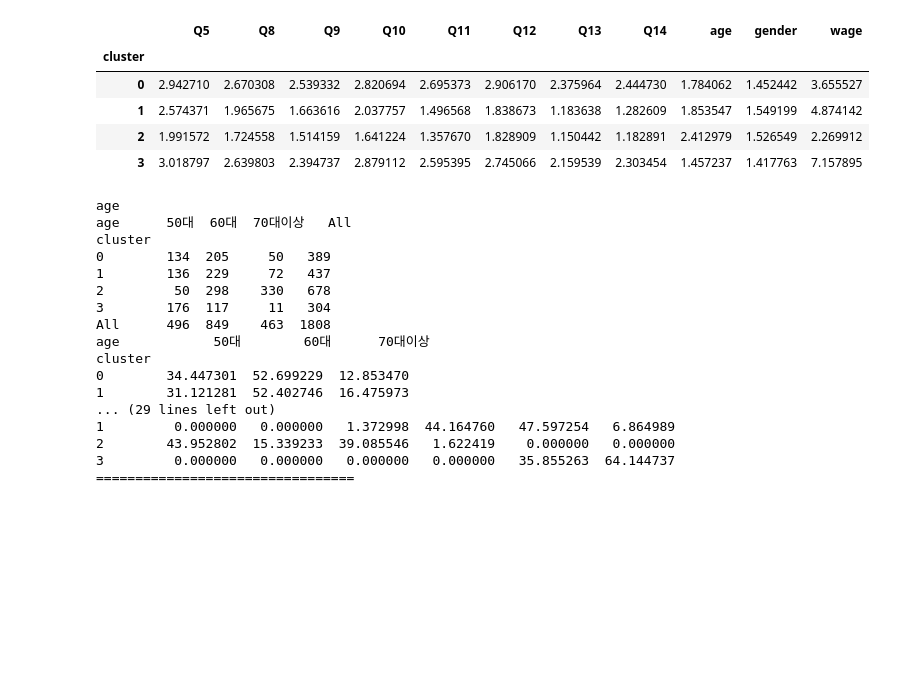
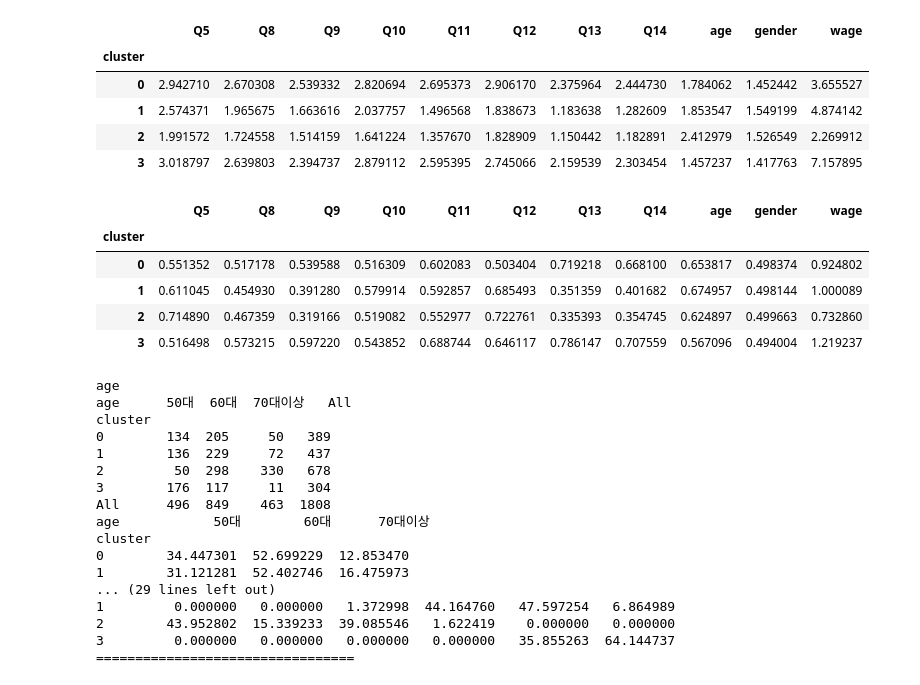
Before and after one commit to sense64/data_viz, a Jupyter notebook: senior_digital_competency.ipynb, the cells around one changed output. Drawn from its saved outputs; the diff is of its cells as text; code cells hidden in the pictures; blank space fills up the shorter version.

```diff
--- a/senior_digital_competency.ipynb
+++ b/senior_digital_competency.ipynb
@@ -356,6 +354,15 @@ data_result1.groupby('cluster').mean()
 | 1 | 2.574371 | 1.965675 | 1.663616 | 2.037757 | 1.496568 | 1.838673 | 1.183638 | 1.282609 | 1.853547 | 1.549199 | 4.874142 |
 | 2 | 1.991572 | 1.724558 | 1.514159 | 1.641224 | 1.357670 | 1.828909 | 1.150442 | 1.182891 | 2.412979 | 1.526549 | 2.269912 |
 | 3 | 3.018797 | 2.639803 | 2.394737 | 2.879112 | 2.595395 | 2.745066 | 2.159539 | 2.303454 | 1.457237 | 1.417763 | 7.157895 |
+# %%
+data_result1.groupby('cluster').std()
+# %% [output]
+|  | Q5 | Q8 | Q9 | Q10 | Q11 | Q12 | Q13 | Q14 | age | gender | wage |
+| cluster |  |  |  |  |  |  |  |  |  |  |  |
+| 0 | 0.551352 | 0.517178 | 0.539588 | 0.516309 | 0.602083 | 0.503404 | 0.719218 | 0.668100 | 0.653817 | 0.498374 | 0.924802 |
+| 1 | 0.611045 | 0.454930 | 0.391280 | 0.579914 | 0.592857 | 0.685493 | 0.351359 | 0.401682 | 0.674957 | 0.498144 | 1.000089 |
+| 2 | 0.714890 | 0.467359 | 0.319166 | 0.519082 | 0.552977 | 0.722761 | 0.335393 | 0.354745 | 0.624897 | 0.499663 | 0.732860 |
+| 3 | 0.516498 | 0.573215 | 0.597220 | 0.543852 | 0.688744 | 0.646117 | 0.786147 | 0.707559 | 0.567096 | 0.494004 | 1.219237 |
 # %%
 cols = ['age', 'gender', 'w']
 for col in cols :
```
Also changed, not shown: parts of 1 cell of this notebook.
